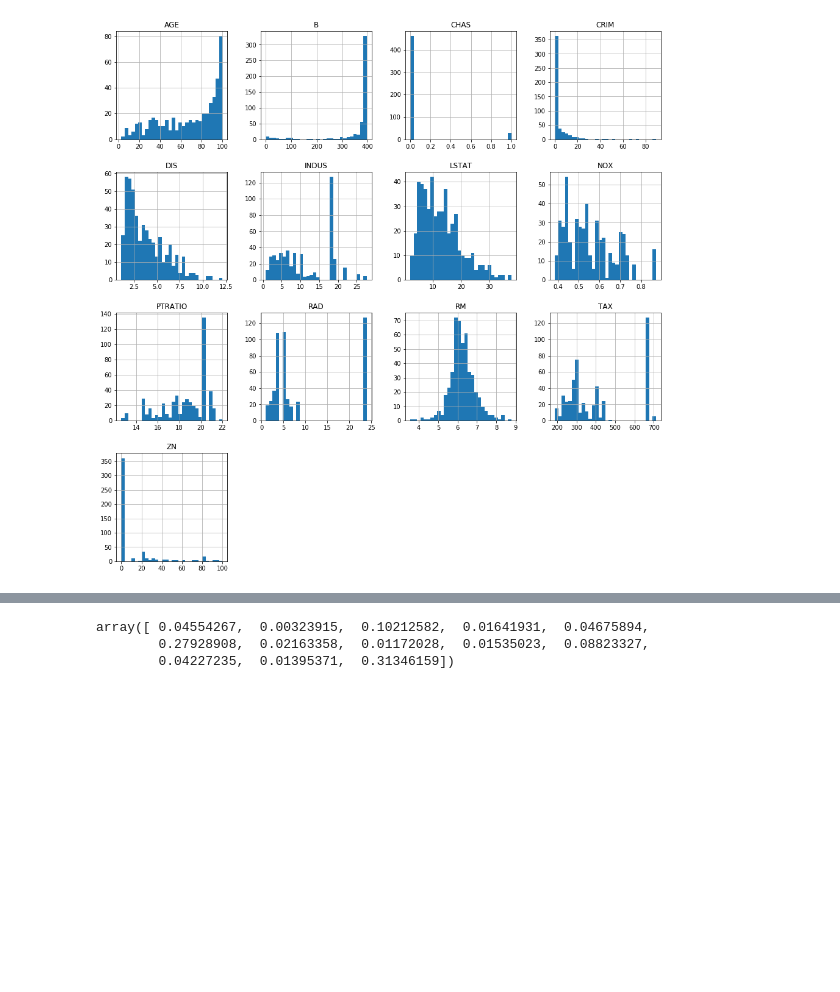
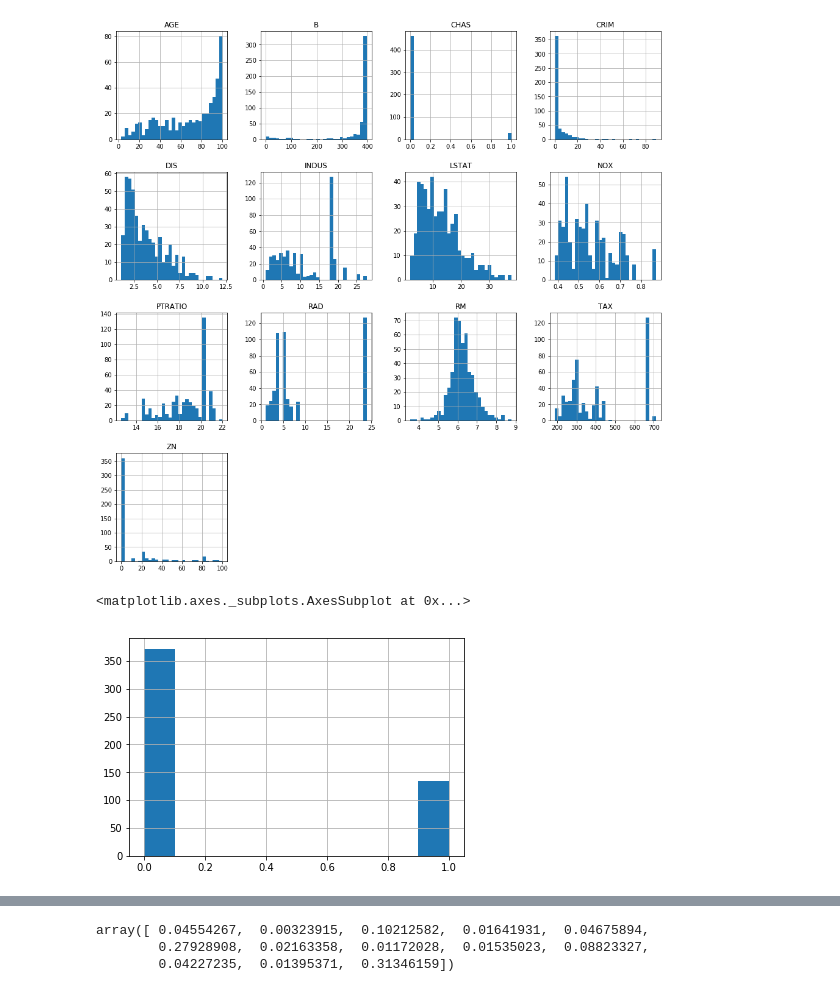
Before and after one commit to Tashwini12/Boston-Housing, a Jupyter notebook: boston_housing.ipynb, the cells around one changed output, grey strips where cells are left out. Drawn from its saved outputs; the diff is of its cells as text; code cells hidden in the pictures; blank space fills up the shorter version.

Commit message:
update: setting up preprocess pipeline.

```diff
--- a/boston_housing.ipynb
+++ b/boston_housing.ipynb
@@ -534,3 +534,10 @@ features2.hist(bins=30, figsize=(16,16));
 [figure]
 # %%
 features_scale = features.copy()
+# %%
+features_scale['ZN'] = preprocessing.binarize(features_scale['ZN'].reshape(-1,1), threshold=0.0)
+# %%
+features_scale['ZN'].hist()
+# %% [output]
+<matplotlib.axes._subplots.AxesSubplot at 0x...>
+[figure, added]
```
Also changed, not shown: parts of 1 cell of this notebook.
